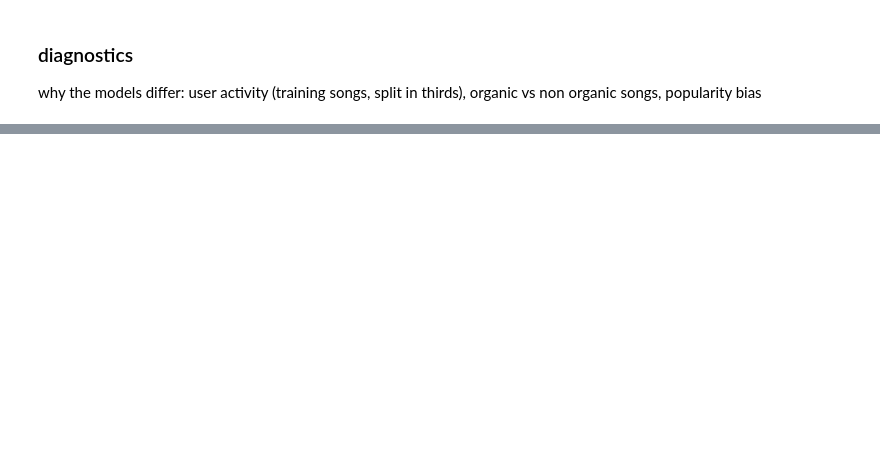
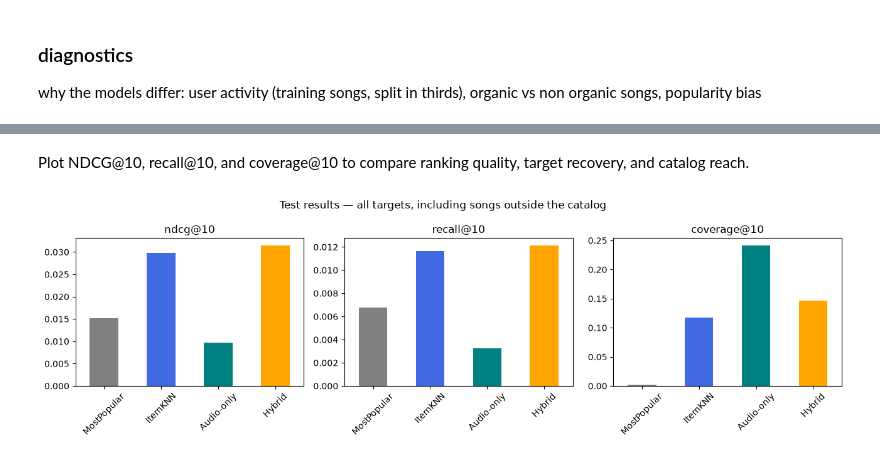
Before and after one commit to SMK-BTW/Twenty, a Jupyter notebook: Machine_Learning_Project.ipynb, the cells around one changed output, grey strips where cells are left out. Drawn from its saved outputs; the diff is of its cells as text; code cells hidden in the pictures; blank space fills up the shorter version.

```diff
--- a/Machine_Learning_Project.ipynb
+++ b/Machine_Learning_Project.ipynb
@@ -431,0 +520,3 @@ heavy   993  6255
+# %%
+audio_val["knn_score"] = item_knn(val["X"], best_k)
+audio_test["knn_score"] = item_knn(test["X"], best_k)
@@ -431,0 +535,4 @@ heavy   993  6255
+# %%
+def audio_scale(audio_scores):
+    biggest = audio_scores.max(axis=1, keepdims=True)
+    return audio_scores / np.where(biggest > 0, biggest, 1)
@@ -431,0 +620,13 @@ heavy   993  6255
+# %%
+audio_scores = []
+for audio_alpha in [1.0, 0.75, 0.5, 0.25, 0.0]:
+    predictions = audio_recommend(audio_val, "Hybrid", audio_alpha)
+    audio_result = audio_evaluate(audio_val, predictions)
+    audio_scores.append({"alpha": audio_alpha, "ndcg@10": audio_result["ndcg@10"]})
+hybrid_tuning = pd.DataFrame(audio_scores)
+best_row = hybrid_tuning["ndcg@10"].idxmax()
+audio_best_alpha = float(hybrid_tuning.loc[best_row, "alpha"])
+print("best KNN weight:", audio_best_alpha)
+
+
+hybrid_tuning
@@ -431,0 +643,10 @@ heavy   993  6255
+# %%
+audio_models = ["MostPopular", "ItemKNN", "Audio-only", "Hybrid"]
+audio_rows = []
+audio_recommendations = {}
+for audio_model in audio_models:
+    audio_recommendations[audio_model] = audio_recommend(audio_test, audio_model, audio_best_alpha)
+    audio_result = audio_evaluate(audio_test, audio_recommendations[audio_model])
+    audio_rows.append({"model": audio_model, **audio_result})
+audio_results = pd.DataFrame(audio_rows).set_index("model")
+audio_results.round(4)
@@ -431,0 +660,17 @@ heavy   993  6255
+# %% [markdown]
+Plot NDCG@10, recall@10, and coverage@10 to compare ranking quality, target recovery, and catalog reach.
+# %%
+audio_metrics = ["ndcg@10", "recall@10", "coverage@10"]
+audio_fig, audio_axes = plt.subplots(1, 3, figsize=(13, 4))
+for audio_ax, audio_metric in zip(audio_axes, audio_metrics):
+    audio_results[audio_metric].plot.bar(ax=audio_ax, color=["gray", "royalblue", "teal", "orange"])
+    audio_ax.set_title(audio_metric)
+    audio_ax.set_xlabel("")
+    audio_ax.set_ylim(bottom=0)
+    audio_ax.tick_params(axis="x", rotation=45)
+audio_fig.suptitle("Test results — all targets, including songs outside the catalog")
+
+plt.tight_layout()
+plt.show()
+# %% [output]
+[figure, added]
```
Also changed, not shown: parts of 40 cells of this notebook, 2 other files.
